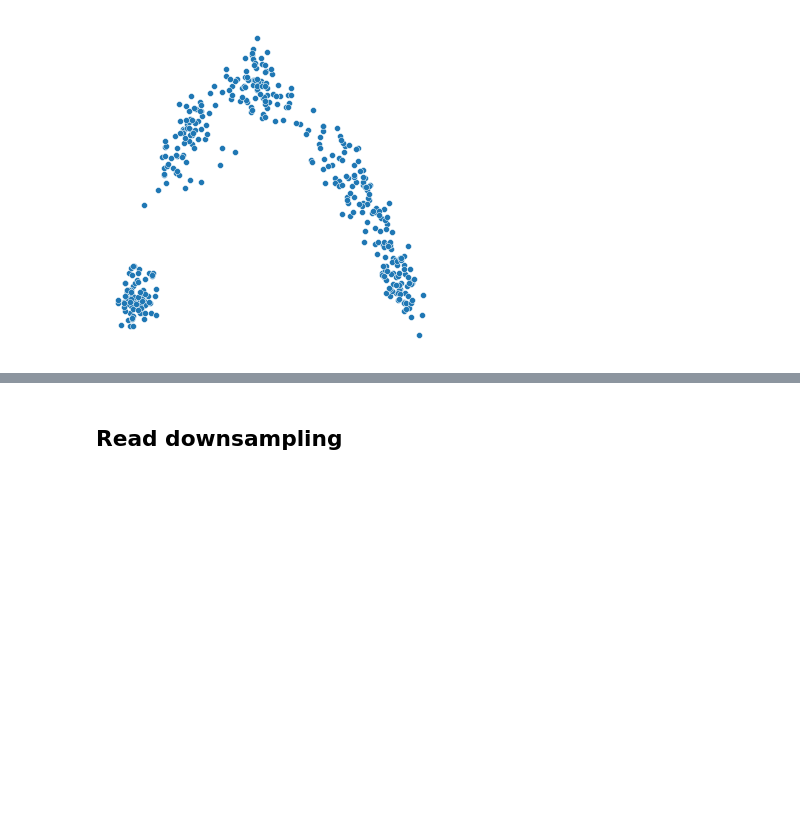
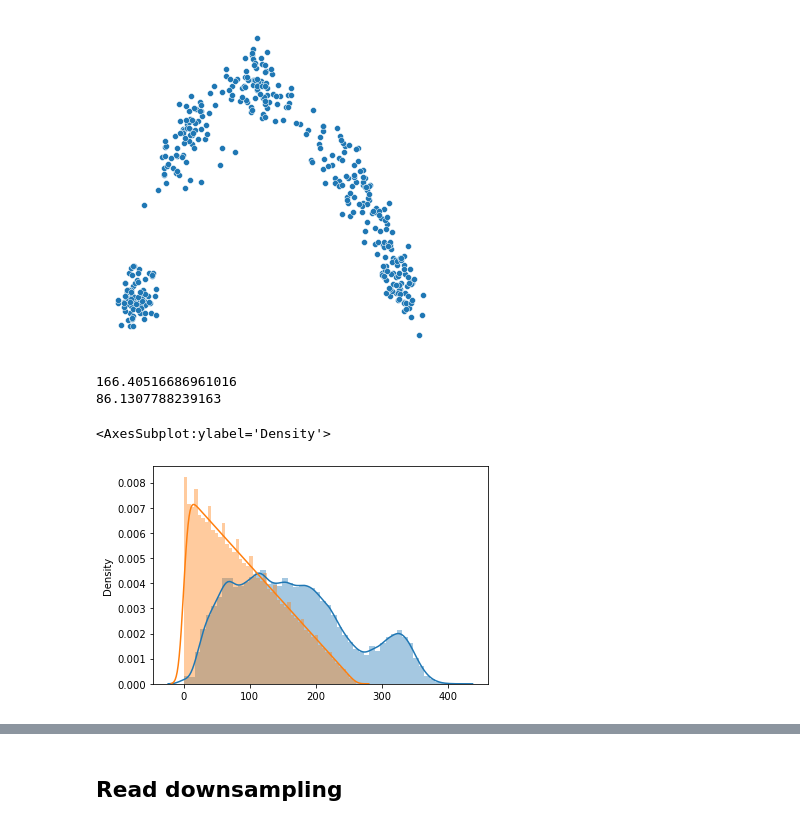
Before and after one commit to nitzanlab/trajectory_reconstruction_tradeoff, a Jupyter notebook: notebooks/make-movies.ipynb, the cells around one changed output, grey strips where cells are left out. Drawn from its saved outputs; the diff is of its cells as text; code cells hidden in the pictures; blank space fills up the shorter version.

```diff
--- a/notebooks/make-movies.ipynb
+++ b/notebooks/make-movies.ipynb
@@ -22,0 +70,22 @@ T.pl.plot_pca2d(traj.pX)
+# %%
+dim1,dim2 = traj.pX.columns[[0,1]]
+dim1_range = traj.pX[dim1].max() - traj.pX[dim1].min()
+dim2_range = traj.pX[dim2].max() - traj.pX[dim2].min()
+print(dim1_range)
+print(dim2_range)
+R_emp = np.maximum(dim1_range/2, dim2_range/2)
+# %% [output]
+166.40516686961016
+86.1307788239163
+# %%
+# examine original distance distribution
+kde = True
+sns.distplot(traj.D.flatten(), kde=kde, label='Distance distribution')
+
+nc = traj.ncells
+jump_len = np.pi * R_emp / nc
+D_pred = np.repeat(np.arange(0,nc,1), np.arange(nc,0,-1)) * jump_len
+sns.distplot(D_pred, kde=kde, label='Predicted')
+# %% [output]
+<AxesSubplot:ylabel='Density'>
+[figure, added]
```
Also changed, not shown: parts of 22 cells of this notebook, 7 other files.
